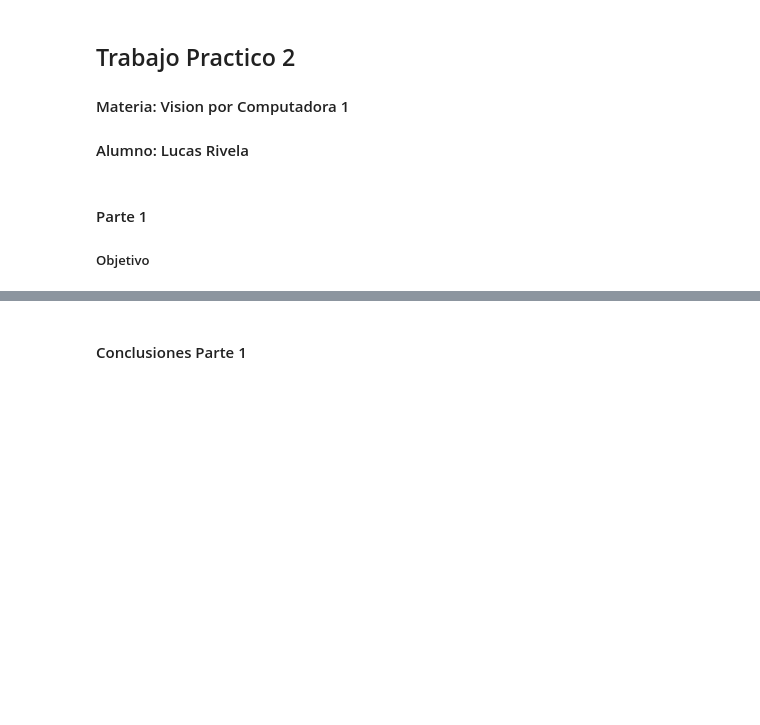
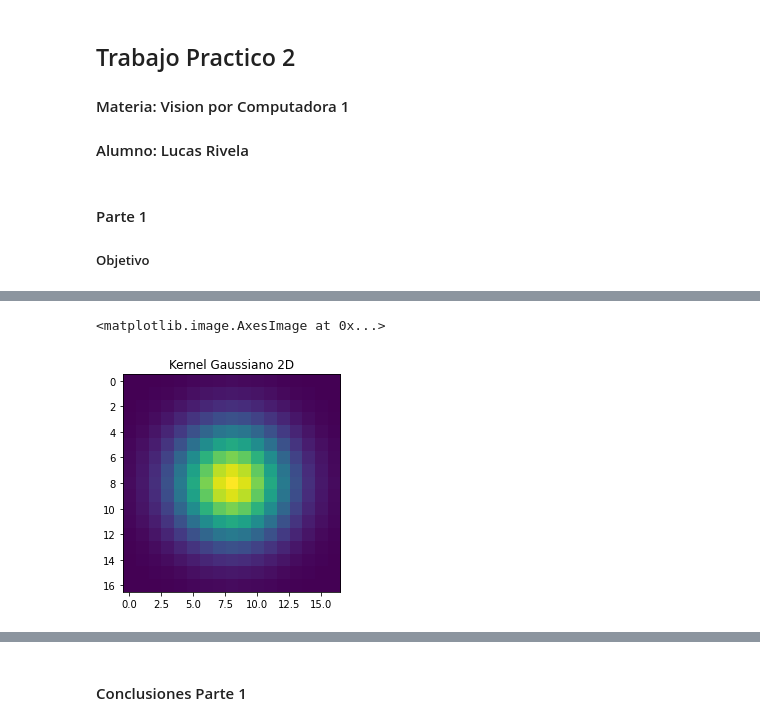
Before and after one commit to lrivela/cv1-rivela, a Jupyter notebook: tp2/tp2-rivela.ipynb, the cells around one changed output, grey strips where cells are left out. Saved outputs shown, nothing was run; the diff lists cells and outputs as text; code cells hidden in the pictures; blank space fills up the shorter version.

```diff
--- a/tp2/tp2-rivela.ipynb
+++ b/tp2/tp2-rivela.ipynb
@@ -41,24 +14,0 @@ h, w = img.shape
-# %%
-kernel, kernel_tf = create_gauss_filter(h, w, k_size=5, sigma=5)
-
-plt.figure(figsize=(12,12))
-plt.subplot(1,2,1)
-plt.axis('off')
-plt.title("Kernel Gausiano")
-plt.imshow(kernel, cmap='jet')
-plt.subplot(1,2,2)
-plt.axis('off')
-plt.title("FFT del kernel")
-plt.imshow(np.abs(kernel_tf), cmap='jet')
-# %%
-kernel, kernel_tf = create_gauss_filter(h, w, k_size=3, sigma=3)
-
-plt.figure(figsize=(12,12))
-plt.subplot(1,2,1)
-plt.axis('off')
-plt.title("Kernel Gausiano")
-plt.imshow(kernel, cmap='jet')
-plt.subplot(1,2,2)
-plt.axis('off')
-plt.title("FFT del kernel")
-plt.imshow(np.abs(kernel_tf), cmap='jet')
@@ -73,0 +15,23 @@ plt.title('Desenfoque gausiano')
+# %%
+def generate_kernel(k_size, sigma):
+    """
+    Funcion que genera un kernel gaussiano en 2D.
+    Argumentos
+    k_size: (int) Tamano del kernel
+    sigma: (int) Para el calculo de la gaussiana
+    ---------------------------------------
+    Retorno
+    kernel: (numpy.ndarray) Matriz que representa el kernel gaussiano
+    """
+    ax = np.linspace(-(k_size - 1) / 2., (k_size - 1) / 2., k_size)
+    gauss = np.exp(-0.5 * np.square(ax) / np.square(sigma))
+    kernel = np.outer(gauss, gauss)
+    kernel = kernel / np.sum(kernel)
+    return kernel
+# %%
+k = generate_kernel(17,3)
+plt.title("Kernel Gaussiano 2D")
+plt.imshow(k, interpolation='none')
+# %% [output]
+<matplotlib.image.AxesImage at 0x...>
+[figure, added]
```
Also changed, not shown: parts of 18 cells of this notebook.
